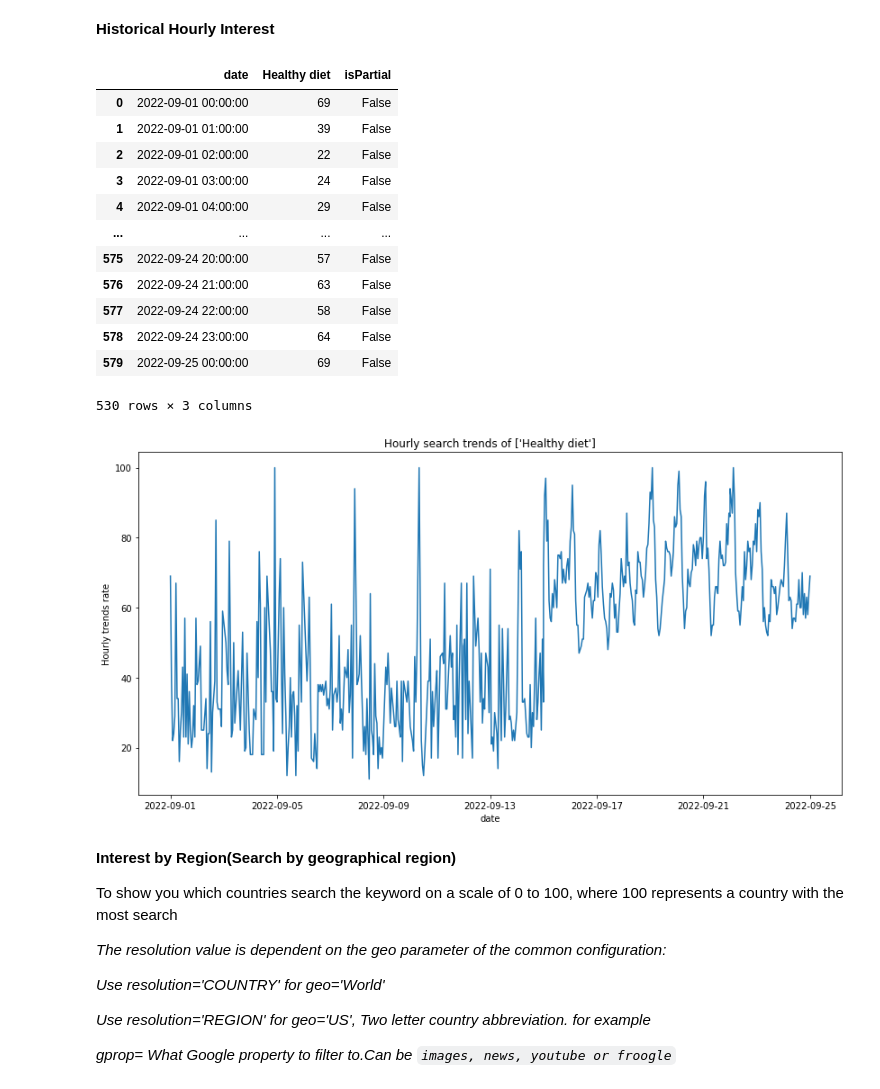
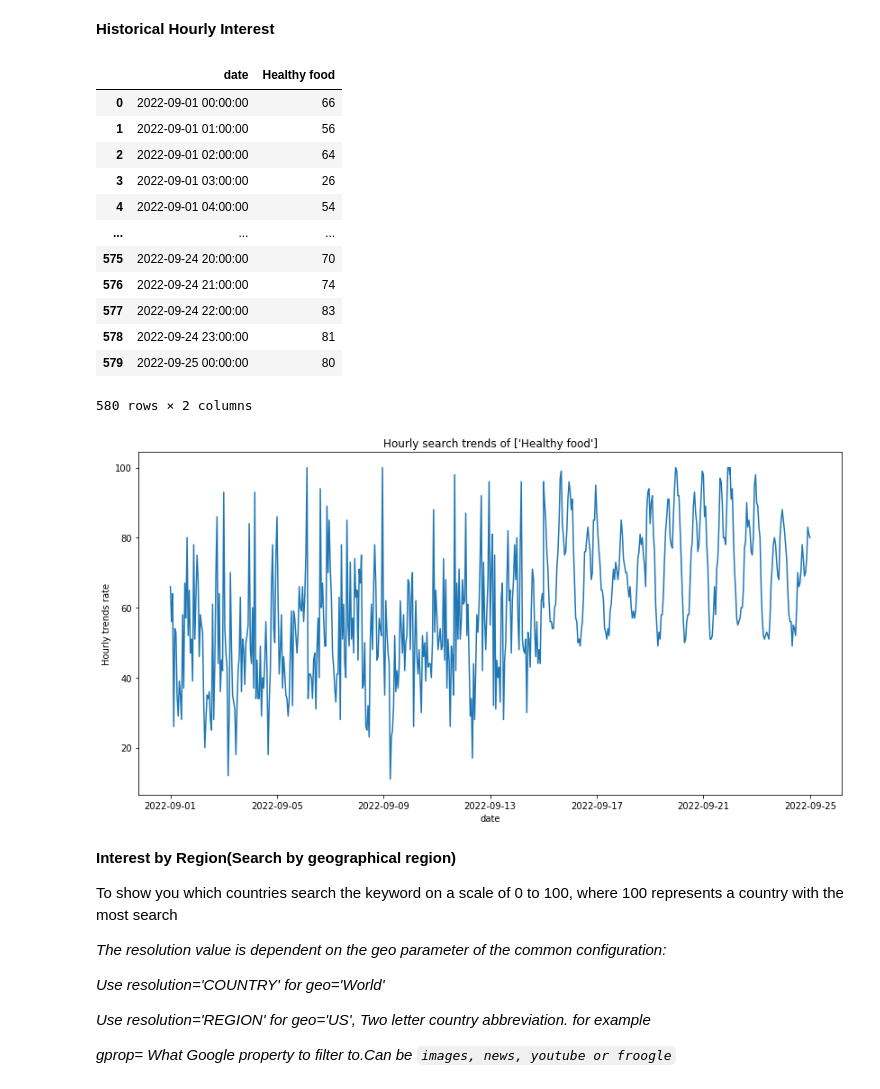
Before and after one commit to mrchapagain/GoogleTrendAnalytics, a Jupyter notebook: GoogleTrends.ipynb, the cells around one changed output. Drawn from its saved outputs; the diff is of its cells as text; code cells hidden in the pictures.

```diff
--- a/GoogleTrends.ipynb
+++ b/GoogleTrends.ipynb
@@ -57,10 +57,11 @@ def google_trend():
 
 *gprop:* What Google property to filter to fx. "image" or "news" default to web searches
 # %%
-# Build the playload
+kw_list = ["Healthy food"]
+
 def gt_playload():
-  kw_list = ["Healthy diet"]  # list of keywords to get data
-  input= f'you have entered {kw_list}'
+  # kw_list = kw_list[0] # list of keywords to get data
+  input= f'you have entered {kw_list[0]}'
 
   #playload
   trends= google_trend()
@@ -70,3 +71,5 @@ def gt_playload():
   return trends
 
 gt_playload()
+
+trends= google_trend()
@@ -129,37 +131,37 @@ displayfig(x=data_over_time["date"], y=data_over_time.iloc[:, 1], title= "Keywor
 # %%
 # Function for Historical hourly interest
 def gt_hh_trends():
   trends= gt_playload()
   # Historical Hourly Interest (The hourly interest of the keyword)
   hourly_trends= trends.get_historical_interest(kw_list, year_start=2022, month_start=9, day_start=1, hour_start=0, year_end=2022, month_end=9, day_end=25, hour_end=0, cat=0, sleep=0)
-  hourly_trends = hourly_trends.reset_index()
-  return hourly_trends[hourly_trends["Healthy diet"]> 0]
+  hourly_trends = hourly_trends.reset_index().drop(columns='isPartial')
+  return hourly_trends[hourly_trends[kw_list[0]]> 0]
 
 display(gt_hh_trends())
 
 # Disply in the figure
 hourly_trends= gt_hh_trends()
 plt.figure(figsize= (14, 7))
 plt.plot(hourly_trends["date"], hourly_trends.iloc[:, 1])
 plt.title("Hourly search trends of {kw_list}".format(kw_list=kw_list))
 plt.xlabel("date")
 plt.ylabel("Hourly trends rate")
 plt.show()
 # %% [output]
-|  | date | Healthy diet | isPartial |
-| 0 | 2022-09-01 00:00:00 | 69 | False |
-| 1 | 2022-09-01 01:00:00 | 39 | False |
-| 2 | 2022-09-01 02:00:00 | 22 | False |
-| 3 | 2022-09-01 03:00:00 | 24 | False |
-| 4 | 2022-09-01 04:00:00 | 29 | False |
-| ... | ... | ... | ... |
-| 575 | 2022-09-24 20:00:00 | 57 | False |
-| 576 | 2022-09-24 21:00:00 | 63 | False |
-| 577 | 2022-09-24 22:00:00 | 58 | False |
-| 578 | 2022-09-24 23:00:00 | 64 | False |
-| 579 | 2022-09-25 00:00:00 | 69 | False |
+|  | date | Healthy food |
+| 0 | 2022-09-01 00:00:00 | 66 |
+| 1 | 2022-09-01 01:00:00 | 56 |
+| 2 | 2022-09-01 02:00:00 | 64 |
+| 3 | 2022-09-01 03:00:00 | 26 |
+| 4 | 2022-09-01 04:00:00 | 54 |
+| ... | ... | ... |
+| 575 | 2022-09-24 20:00:00 | 70 |
+| 576 | 2022-09-24 21:00:00 | 74 |
+| 577 | 2022-09-24 22:00:00 | 83 |
+| 578 | 2022-09-24 23:00:00 | 81 |
+| 579 | 2022-09-25 00:00:00 | 80 |
-530 rows × 3 columns
+580 rows × 2 columns
-[figure, old version]
+[figure, new version]
 # %% [markdown]
 **Interest by Region(Search by geographical region)**
 
```
Also changed, not shown: parts of 14 cells of this notebook.
